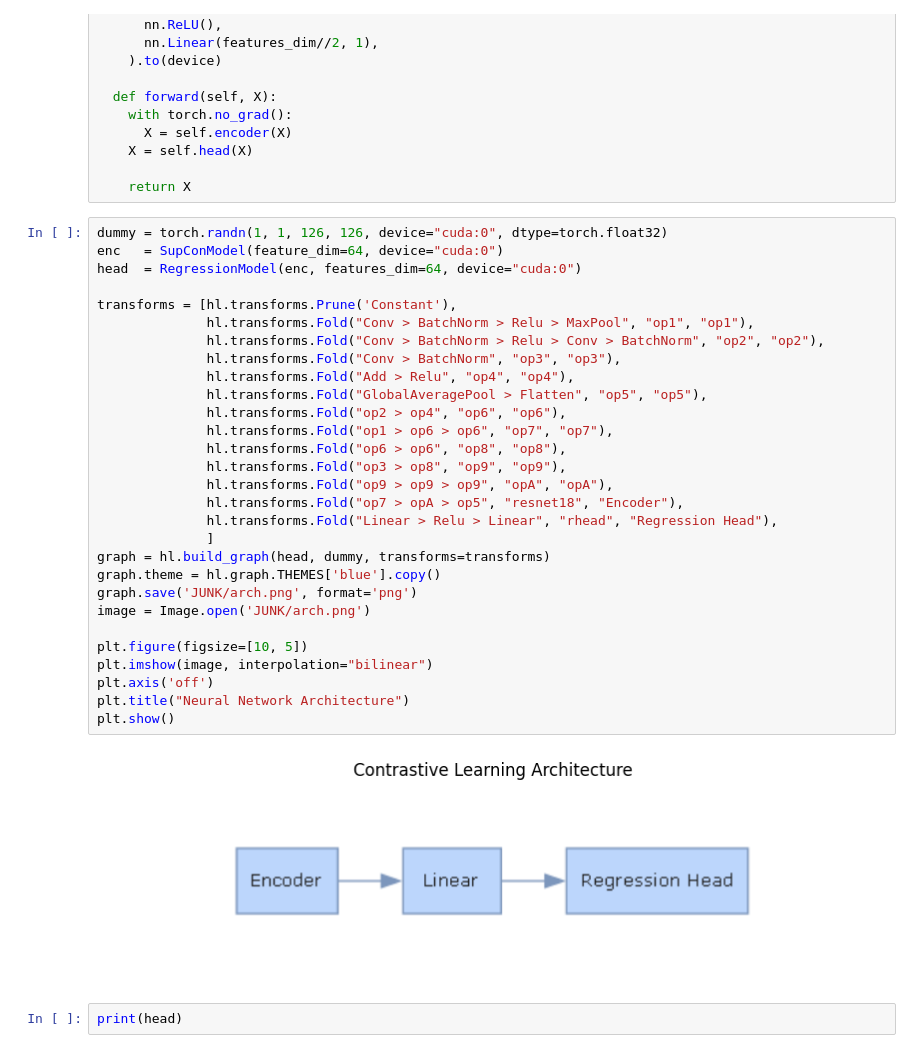
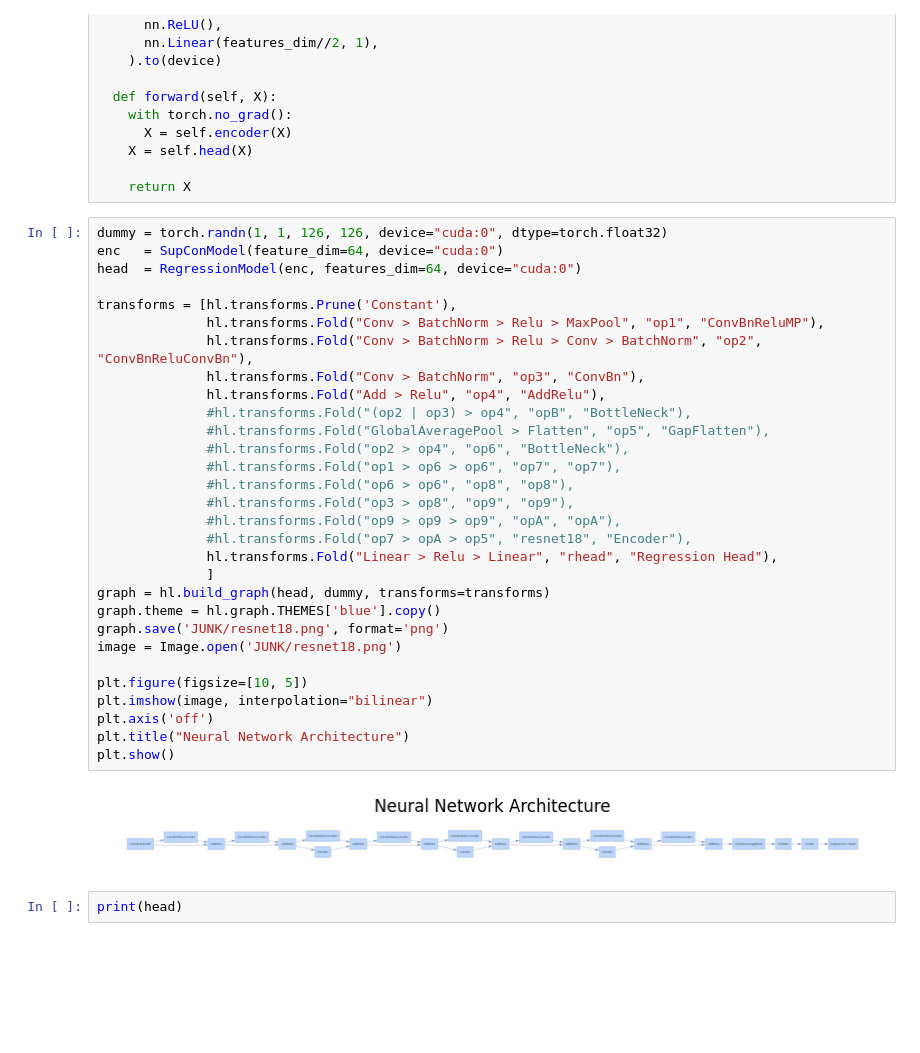
Before and after one commit to tsopeter/835-Final-Project, a Jupyter notebook: VisualizeModel.ipynb, the cells around one changed output. Drawn from its saved outputs; the diff is of its cells as text; blank space fills up the shorter version.

```diff
--- a/VisualizeModel.ipynb
+++ b/VisualizeModel.ipynb
@@ -53,34 +53,35 @@ class RegressionModel(torch.nn.Module):
 # %%
 dummy = torch.randn(1, 1, 126, 126, device="cuda:0", dtype=torch.float32)
 enc   = SupConModel(feature_dim=64, device="cuda:0")
 head  = RegressionModel(enc, features_dim=64, device="cuda:0")
 
 transforms = [hl.transforms.Prune('Constant'),
-              hl.transforms.Fold("Conv > BatchNorm > Relu > MaxPool", "op1", "op1"),
-              hl.transforms.Fold("Conv > BatchNorm > Relu > Conv > BatchNorm", "op2", "op2"),
-              hl.transforms.Fold("Conv > BatchNorm", "op3", "op3"),
-              hl.transforms.Fold("Add > Relu", "op4", "op4"),
-              hl.transforms.Fold("GlobalAveragePool > Flatten", "op5", "op5"),
-              hl.transforms.Fold("op2 > op4", "op6", "op6"),
-              hl.transforms.Fold("op1 > op6 > op6", "op7", "op7"),
-              hl.transforms.Fold("op6 > op6", "op8", "op8"),
-              hl.transforms.Fold("op3 > op8", "op9", "op9"),
-              hl.transforms.Fold("op9 > op9 > op9", "opA", "opA"),
-              hl.transforms.Fold("op7 > opA > op5", "resnet18", "Encoder"),
+              hl.transforms.Fold("Conv > BatchNorm > Relu > MaxPool", "op1", "ConvBnReluMP"),
+              hl.transforms.Fold("Conv > BatchNorm > Relu > Conv > BatchNorm", "op2", "ConvBnReluConvBn"),
+              hl.transforms.Fold("Conv > BatchNorm", "op3", "ConvBn"),
+              hl.transforms.Fold("Add > Relu", "op4", "AddRelu"),
+              #hl.transforms.Fold("(op2 | op3) > op4", "opB", "BottleNeck"),
+              #hl.transforms.Fold("GlobalAveragePool > Flatten", "op5", "GapFlatten"),
+              #hl.transforms.Fold("op2 > op4", "op6", "BottleNeck"),
+              #hl.transforms.Fold("op1 > op6 > op6", "op7", "op7"),
+              #hl.transforms.Fold("op6 > op6", "op8", "op8"),
+              #hl.transforms.Fold("op3 > op8", "op9", "op9"),
+              #hl.transforms.Fold("op9 > op9 > op9", "opA", "opA"),
+              #hl.transforms.Fold("op7 > opA > op5", "resnet18", "Encoder"),
               hl.transforms.Fold("Linear > Relu > Linear", "rhead", "Regression Head"),
               ]
 graph = hl.build_graph(head, dummy, transforms=transforms)
 graph.theme = hl.graph.THEMES['blue'].copy()
-graph.save('JUNK/arch.png', format='png')
-image = Image.open('JUNK/arch.png')
+graph.save('JUNK/resnet18.png', format='png')
+image = Image.open('JUNK/resnet18.png')
 
 plt.figure(figsize=[10, 5])
 plt.imshow(image, interpolation="bilinear")
 plt.axis('off')
 plt.title("Neural Network Architecture")
 plt.show()
 # %% [output]
-[figure, old version]
+[figure, new version]
 # %%
 print(head)
 # %% [output]
```
Also changed, not shown: parts of 1 cell of this notebook, 1 other file.
